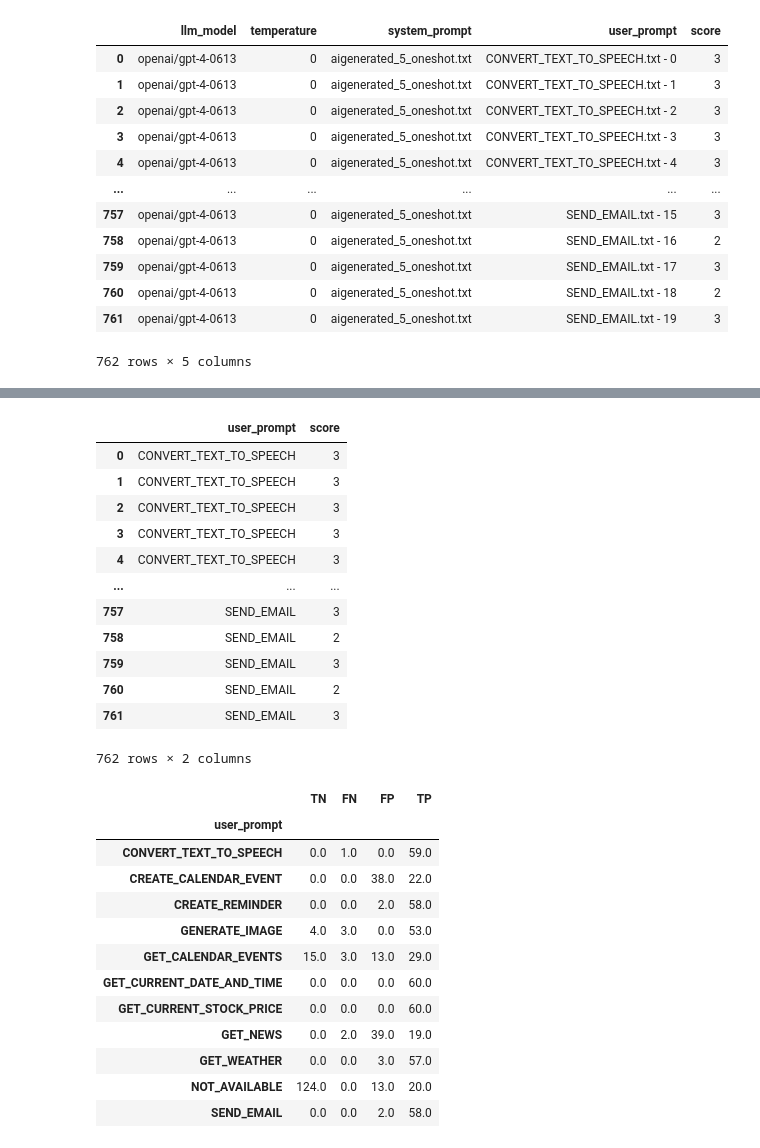
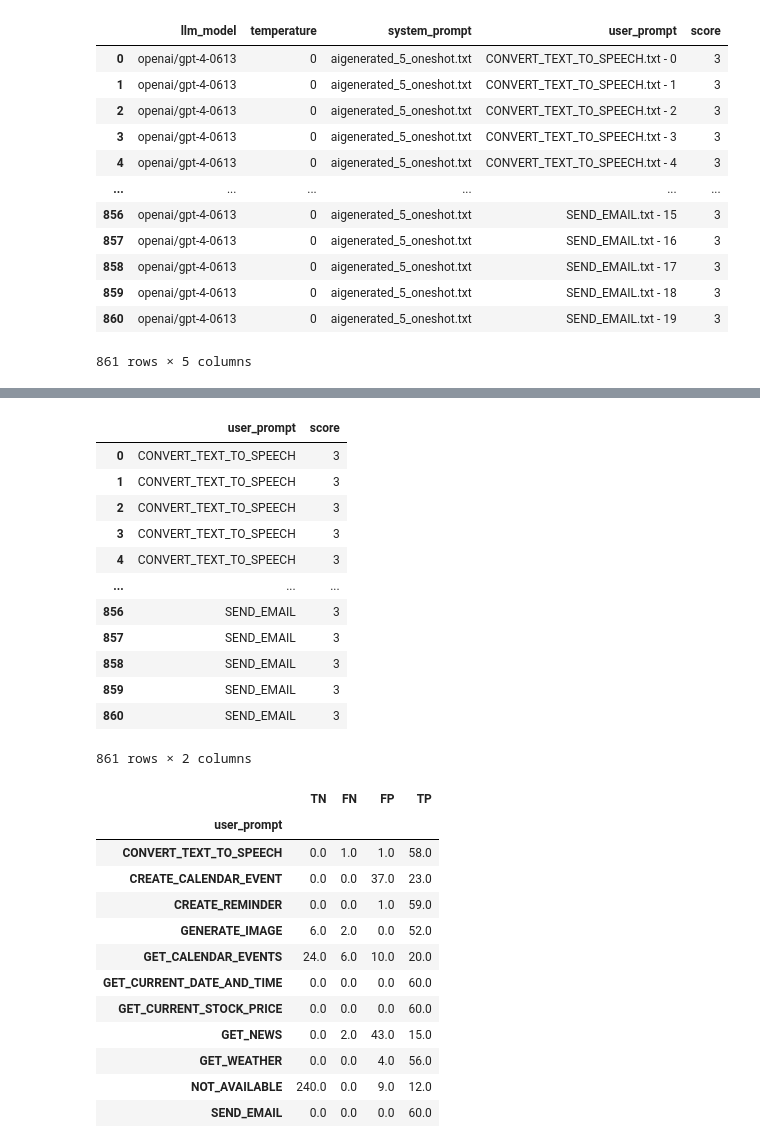
Before and after one commit to bmmseven/llm-api-experiences, a Jupyter notebook: thesis_dt_analysis_AIgen_5_oneshot.ipynb, the cells around one changed output, grey strips where cells are left out. Saved outputs shown, nothing was run; the diff lists cells and outputs as text; code cells hidden in the pictures.

```diff
--- a/thesis_dt_analysis_AIgen_5_oneshot.ipynb
+++ b/thesis_dt_analysis_AIgen_5_oneshot.ipynb
@@ -1,29 +1,29 @@
 # %%
 import pandas as pd
 import seaborn as sns
 import matplotlib.pyplot as plt
 
 # Load the CSV test data separetly into a DataFrame
 data1 = pd.read_csv('results/re_aigenerated_5_oneshot_experiment_1689595758906.csv')
 data2 = pd.read_csv('results/2_aigenerated_5_oneshot_experiment_1690205441009.csv')
-data3 = pd.read_csv('results/3_aigenerated_5_oneshot_experiment_1689450898792.csv')
+data3 = pd.read_csv('results/3_aigenerated_5_oneshot_experiment_1691834791235.csv')
 # Concatenate the two test data
 df = pd.concat([data1, data2, data3], ignore_index=True)
 df
 # %% [output]
 |  | llm_model | temperature | system_prompt | user_prompt | score |
 | 0 | openai/gpt-4-0613 | 0 | aigenerated_5_oneshot.txt | CONVERT_TEXT_TO_SPEECH.txt - 0 | 3 |
 | 1 | openai/gpt-4-0613 | 0 | aigenerated_5_oneshot.txt | CONVERT_TEXT_TO_SPEECH.txt - 1 | 3 |
 | 2 | openai/gpt-4-0613 | 0 | aigenerated_5_oneshot.txt | CONVERT_TEXT_TO_SPEECH.txt - 2 | 3 |
 | 3 | openai/gpt-4-0613 | 0 | aigenerated_5_oneshot.txt | CONVERT_TEXT_TO_SPEECH.txt - 3 | 3 |
 | 4 | openai/gpt-4-0613 | 0 | aigenerated_5_oneshot.txt | CONVERT_TEXT_TO_SPEECH.txt - 4 | 3 |
 | ... | ... | ... | ... | ... | ... |
-| 757 | openai/gpt-4-0613 | 0 | aigenerated_5_oneshot.txt | SEND_EMAIL.txt - 15 | 3 |
-| 758 | openai/gpt-4-0613 | 0 | aigenerated_5_oneshot.txt | SEND_EMAIL.txt - 16 | 2 |
-| 759 | openai/gpt-4-0613 | 0 | aigenerated_5_oneshot.txt | SEND_EMAIL.txt - 17 | 3 |
-| 760 | openai/gpt-4-0613 | 0 | aigenerated_5_oneshot.txt | SEND_EMAIL.txt - 18 | 2 |
-| 761 | openai/gpt-4-0613 | 0 | aigenerated_5_oneshot.txt | SEND_EMAIL.txt - 19 | 3 |
+| 856 | openai/gpt-4-0613 | 0 | aigenerated_5_oneshot.txt | SEND_EMAIL.txt - 15 | 3 |
+| 857 | openai/gpt-4-0613 | 0 | aigenerated_5_oneshot.txt | SEND_EMAIL.txt - 16 | 3 |
+| 858 | openai/gpt-4-0613 | 0 | aigenerated_5_oneshot.txt | SEND_EMAIL.txt - 17 | 3 |
+| 859 | openai/gpt-4-0613 | 0 | aigenerated_5_oneshot.txt | SEND_EMAIL.txt - 18 | 3 |
+| 860 | openai/gpt-4-0613 | 0 | aigenerated_5_oneshot.txt | SEND_EMAIL.txt - 19 | 3 |
-762 rows × 5 columns
+861 rows × 5 columns
 # %%
 data1.head
 # %% [output]
@@ -77,12 +77,12 @@ filtered_df
 | 3 | CONVERT_TEXT_TO_SPEECH | 3 |
 | 4 | CONVERT_TEXT_TO_SPEECH | 3 |
 | ... | ... | ... |
-| 757 | SEND_EMAIL | 3 |
-| 758 | SEND_EMAIL | 2 |
-| 759 | SEND_EMAIL | 3 |
-| 760 | SEND_EMAIL | 2 |
-| 761 | SEND_EMAIL | 3 |
+| 856 | SEND_EMAIL | 3 |
+| 857 | SEND_EMAIL | 3 |
+| 858 | SEND_EMAIL | 3 |
+| 859 | SEND_EMAIL | 3 |
+| 860 | SEND_EMAIL | 3 |
-762 rows × 2 columns
+861 rows × 2 columns
 # %%
 # Identify the unique scores
 unique_scores = [0, 1, 2, 3]  # the score is to confusion matrix as TP=3, FP=2, FN=1 and TN=0.
@@ -100,17 +100,17 @@ summary_aigen5_oneshot
 # %% [output]
 |  | TN | FN | FP | TP |
 | user_prompt |  |  |  |  |
-| CONVERT_TEXT_TO_SPEECH | 0.0 | 1.0 | 0.0 | 59.0 |
-| CREATE_CALENDAR_EVENT | 0.0 | 0.0 | 38.0 | 22.0 |
-| CREATE_REMINDER | 0.0 | 0.0 | 2.0 | 58.0 |
-| GENERATE_IMAGE | 4.0 | 3.0 | 0.0 | 53.0 |
-| GET_CALENDAR_EVENTS | 15.0 | 3.0 | 13.0 | 29.0 |
+| CONVERT_TEXT_TO_SPEECH | 0.0 | 1.0 | 1.0 | 58.0 |
+| CREATE_CALENDAR_EVENT | 0.0 | 0.0 | 37.0 | 23.0 |
+| CREATE_REMINDER | 0.0 | 0.0 | 1.0 | 59.0 |
+| GENERATE_IMAGE | 6.0 | 2.0 | 0.0 | 52.0 |
+| GET_CALENDAR_EVENTS | 24.0 | 6.0 | 10.0 | 20.0 |
 | GET_CURRENT_DATE_AND_TIME | 0.0 | 0.0 | 0.0 | 60.0 |
 | GET_CURRENT_STOCK_PRICE | 0.0 | 0.0 | 0.0 | 60.0 |
-| GET_NEWS | 0.0 | 2.0 | 39.0 | 19.0 |
-| GET_WEATHER | 0.0 | 0.0 | 3.0 | 57.0 |
-| NOT_AVAILABLE | 124.0 | 0.0 | 13.0 | 20.0 |
-| SEND_EMAIL | 0.0 | 0.0 | 2.0 | 58.0 |
+| GET_NEWS | 0.0 | 2.0 | 43.0 | 15.0 |
+| GET_WEATHER | 0.0 | 0.0 | 4.0 | 56.0 |
+| NOT_AVAILABLE | 240.0 | 0.0 | 9.0 | 12.0 |
+| SEND_EMAIL | 0.0 | 0.0 | 0.0 | 60.0 |
 # %%
 # Add a row for the cumulative sum of each column
 sum_row = summary_aigen5_oneshot.sum(numeric_only=True)
```
Also changed, not shown: parts of 3 cells of this notebook, 4 other files.
